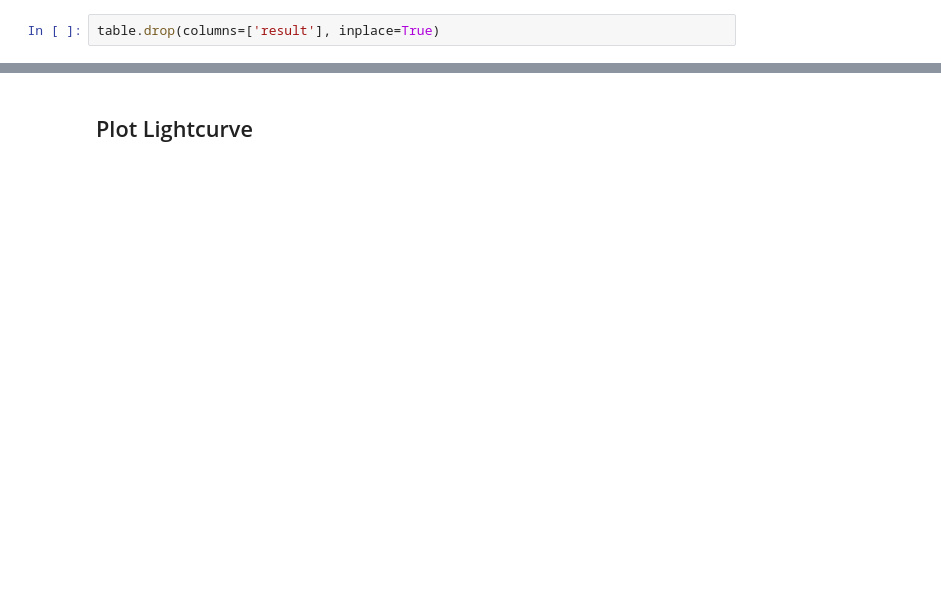
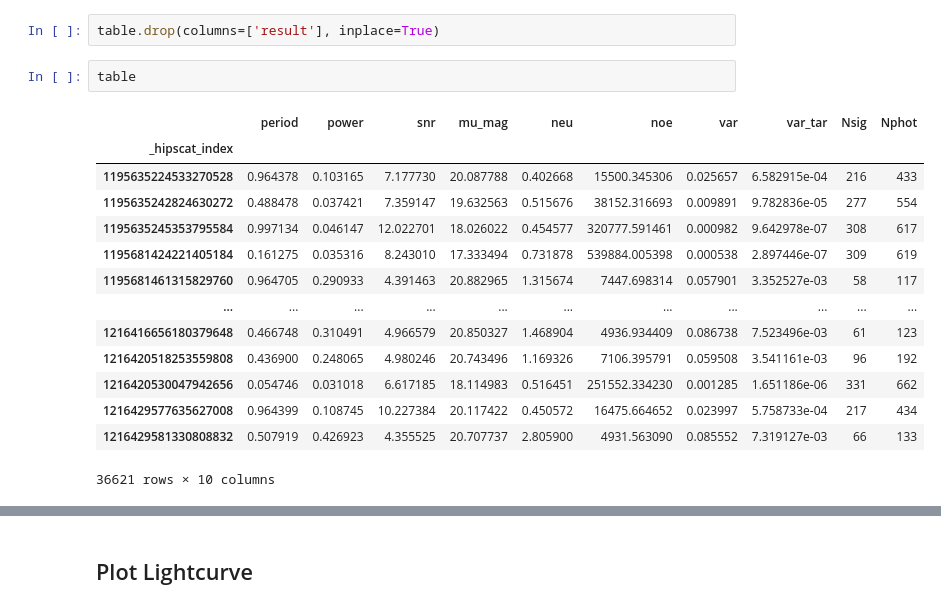
Before and after one commit to lincc-frameworks/MWGaia-DN_Introductory_School, a Jupyter notebook: Notebook_2_Testing Basic LSDB + Tape Features.ipynb, the cells around one changed output, grey strips where cells are left out. Cells and saved outputs as stored; diff of their text form; blank space fills up the shorter version.

```diff
--- a/Notebook_2_Testing Basic LSDB + Tape Features.ipynb
+++ b/Notebook_2_Testing Basic LSDB + Tape Features.ipynb
@@ -368,4 +347,21 @@ Wall time: 188 ms
 # %%
 table.drop(columns=['result'], inplace=True)
+# %%
+table
+# %% [output]
+|  | period | power | snr | mu_mag | neu | noe | var | var_tar | Nsig | Nphot |
+| _hipscat_index |  |  |  |  |  |  |  |  |  |  |
+| 1195635224533270528 | 0.964378 | 0.103165 | 7.177730 | 20.087788 | 0.402668 | 15500.345306 | 0.025657 | 6.582915e-04 | 216 | 433 |
+| 1195635242824630272 | 0.488478 | 0.037421 | 7.359147 | 19.632563 | 0.515676 | 38152.316693 | 0.009891 | 9.782836e-05 | 277 | 554 |
+| 1195635245353795584 | 0.997134 | 0.046147 | 12.022701 | 18.026022 | 0.454577 | 320777.591461 | 0.000982 | 9.642978e-07 | 308 | 617 |
+| 1195681424221405184 | 0.161275 | 0.035316 | 8.243010 | 17.333494 | 0.731878 | 539884.005398 | 0.000538 | 2.897446e-07 | 309 | 619 |
+| 1195681461315829760 | 0.964705 | 0.290933 | 4.391463 | 20.882965 | 1.315674 | 7447.698314 | 0.057901 | 3.352527e-03 | 58 | 117 |
+| ... | ... | ... | ... | ... | ... | ... | ... | ... | ... | ... |
+| 1216416656180379648 | 0.466748 | 0.310491 | 4.966579 | 20.850327 | 1.468904 | 4936.934409 | 0.086738 | 7.523496e-03 | 61 | 123 |
+| 1216420518253559808 | 0.436900 | 0.248065 | 4.980246 | 20.743496 | 1.169326 | 7106.395791 | 0.059508 | 3.541161e-03 | 96 | 192 |
+| 1216420530047942656 | 0.054746 | 0.031018 | 6.617185 | 18.114983 | 0.516451 | 251552.334230 | 0.001285 | 1.651186e-06 | 331 | 662 |
+| 1216429577635627008 | 0.964399 | 0.108745 | 10.227384 | 20.117422 | 0.450572 | 16475.664652 | 0.023997 | 5.758733e-04 | 217 | 434 |
+| 1216429581330808832 | 0.507919 | 0.426923 | 4.355525 | 20.707737 | 2.805900 | 4931.563090 | 0.085552 | 7.319127e-03 | 66 | 133 |
+36621 rows × 10 columns
 # %%
 plt.figure(figsize=(5,5))
```
Also changed, not shown: parts of 5 cells of this notebook.
